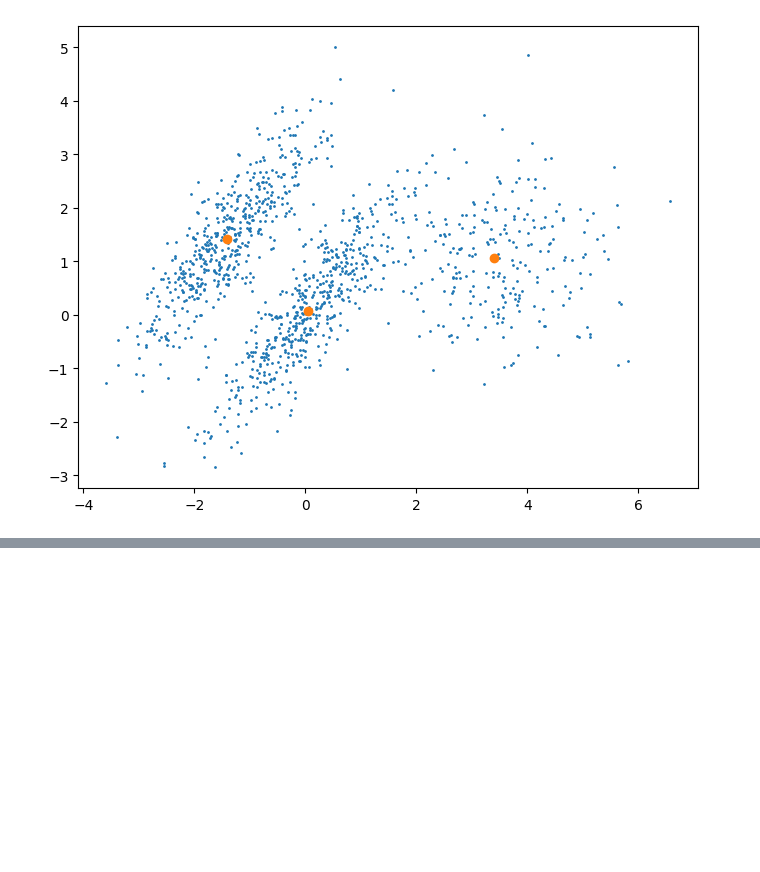
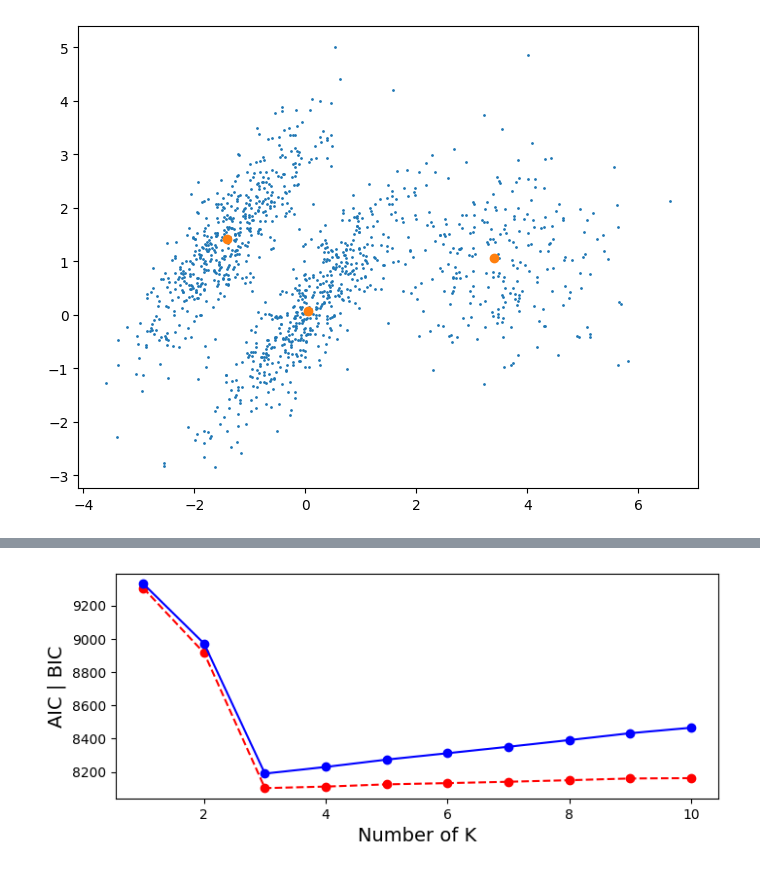
Before and after one commit to NickSlm/ml1, a Jupyter notebook: GaussianMixture.ipynb, the cells around one changed output, grey strips where cells are left out. Drawn from its saved outputs; the diff is of its cells as text; code cells hidden in the pictures; blank space fills up the shorter version.

```diff
--- a/GaussianMixture.ipynb
+++ b/GaussianMixture.ipynb
@@ -61,0 +75,9 @@ plt.scatter(gm.means_[:,0],gm.means_[:,1])
+# %%
+plt.figure(figsize=(8,3))
+plt.plot(range(1,11),gm_per_k_aic,"ro--", label="AIC")
+plt.plot(range(1,11),gm_per_k_bic,"bo-",label="BIC")
+plt.ylabel("AIC | BIC", fontsize=14)
+plt.xlabel("Number of K", fontsize=14)
+plt.show()
+# %% [output]
+[figure, added]
```
Also changed, not shown: parts of 6 cells of this notebook.
